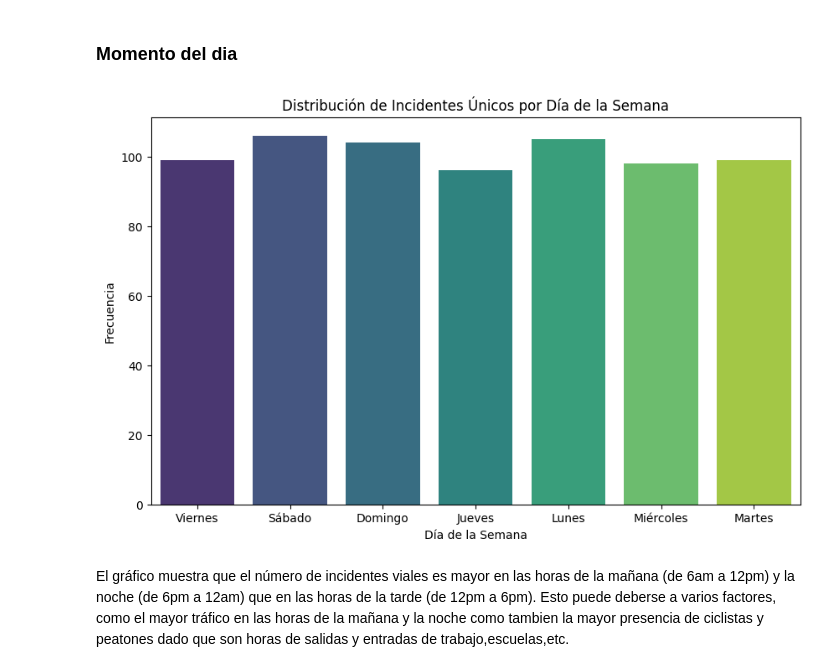
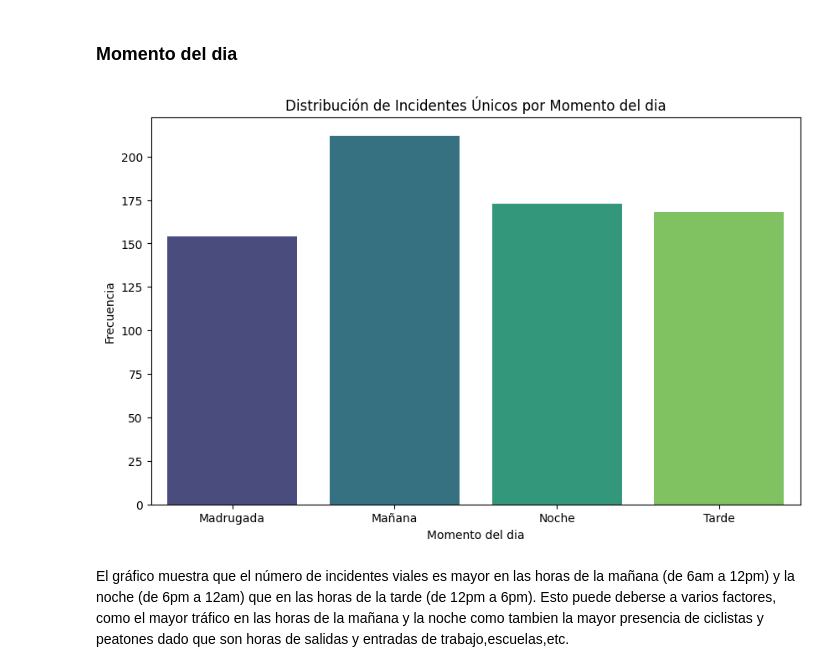
Before and after one commit to ASGuzman/PI2_Siniestros_Viales, a Jupyter notebook: EDA.ipynb, the cells around one changed output. Drawn from its saved outputs; the diff is of its cells as text; code cells hidden in the pictures.

```diff
--- a/EDA.ipynb
+++ b/EDA.ipynb
@@ -359,16 +359,16 @@ El gráfico muestra que el número de víctimas de incidentes viales es mayor lo
 # %% [markdown]
 ### Momento del dia
 # %%
-incidentes_por_dia_semana = df_siniestros.groupby("DiaSemana")["Id"].nunique()
+incidentes_por_dia_semana = df_siniestros.groupby("MomentoDia")["Id"].nunique()
 
 plt.figure(figsize=(10, 6))
-sns.countplot(x="DiaSemana", data=df_siniestros, palette="viridis")
-plt.title("Distribución de Incidentes Únicos por Día de la Semana")
-plt.xlabel("Día de la Semana")
+sns.countplot(x="MomentoDia", data=df_siniestros, palette="viridis")
+plt.title("Distribución de Incidentes Únicos por Momento del dia")
+plt.xlabel("Momento del dia")
 plt.ylabel("Frecuencia")
 plt.show()
 # %% [output]
-[figure, old version]
+[figure, new version]
 # %% [markdown]
 El gráfico muestra que el número de incidentes viales es mayor en las horas de la mañana (de 6am a 12pm) y la noche (de 6pm a 12am) que en las horas de la tarde (de 12pm a 6pm). Esto puede deberse a varios factores, como el mayor tráfico en las horas de la mañana y la noche como tambien la mayor presencia de ciclistas y peatones dado que son horas de salidas y entradas de trabajo,escuelas,etc.
 # %% [markdown]
```
Also changed, not shown: parts of 1 cell of this notebook.
